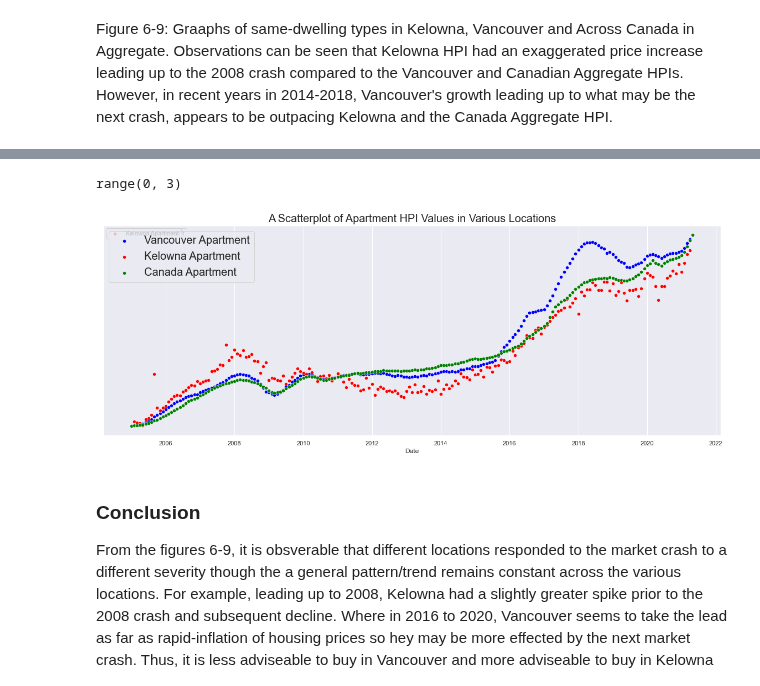
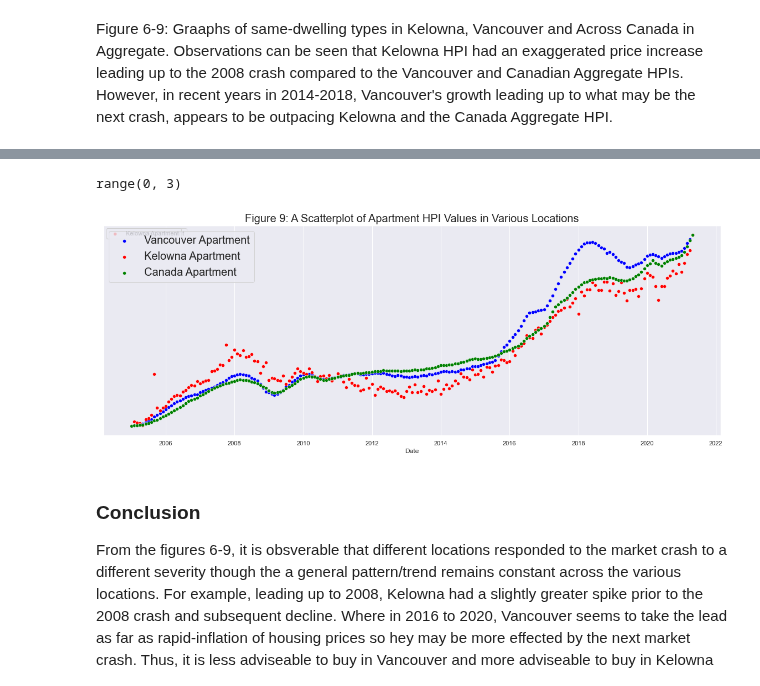
Before and after one commit to data301-2021-summer2/group-11-project, a Jupyter notebook: analysis/Shared/Task 4 Notebook.ipynb, the cells around one changed output, grey strips where cells are left out. Cells and saved outputs as stored; diff of their text form; code cells hidden in the pictures.

```diff
--- a/analysis/Shared/Task 4 Notebook.ipynb
+++ b/analysis/Shared/Task 4 Notebook.ipynb
@@ -225,8 +225,8 @@ range(0, 3)
 # %%
-pf.multiScatterPlot(MLS_BC_HPI_DF,['Vancouver Apartment', 'Kelowna Apartment', 'Canada Apartment'], ['blue','red','green'],'A Scatterplot of Apartment HPI Values in Various Locations')
+pf.multiScatterPlot(MLS_BC_HPI_DF,['Vancouver Apartment', 'Kelowna Apartment', 'Canada Apartment'], ['blue','red','green'],'Figure 9: A Scatterplot of Apartment HPI Values in Various Locations')
 # %% [output]
 range(0, 3)
-[figure, old version]
+[figure, new version]
 # %% [markdown]
 ### Conclusion
 From the figures 6-9, it is obsverable that different locations responded to the market crash to a different severity though the a general pattern/trend remains constant across the various locations. For example, leading up to 2008, Kelowna had a slightly greater spike prior to the 2008 crash and subsequent decline. Where in 2016 to 2020, Vancouver seems to take the lead as far as rapid-inflation of housing prices so hey may be more effected by the next market crash. Thus, it is less adviseable to buy in Vancouver and more adviseable to buy in Kelowna to avoid as much equity loss if one were to purchase today. If one were to purchase post crash, Vancouver will likely see the largest drop in housing prices.
```
Also changed, not shown: parts of 9 cells of this notebook.
